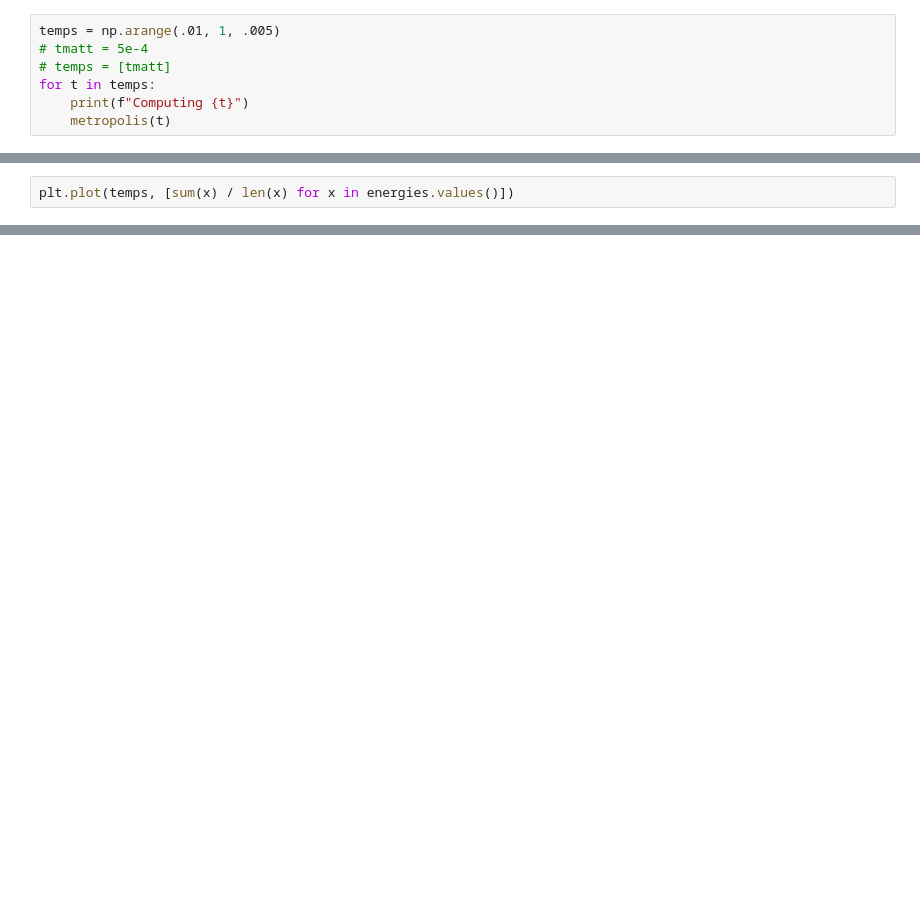
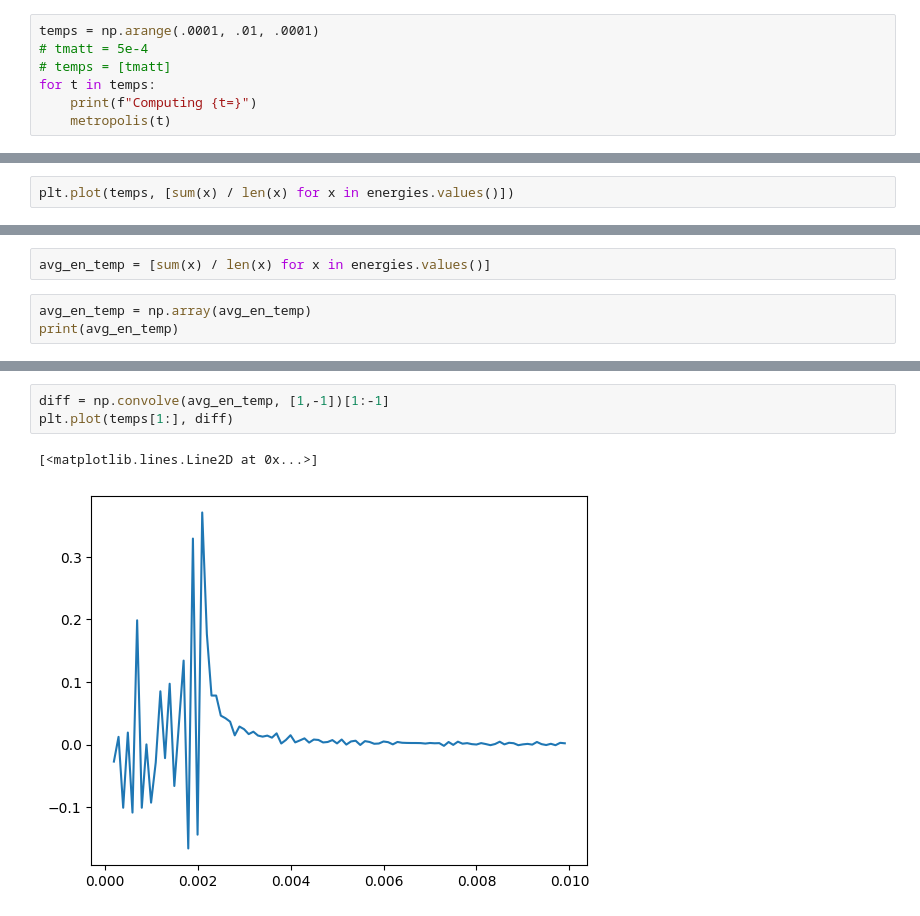
Before and after one commit to DarioFi/Potts-model-phase-transitions, a Jupyter notebook: temperature_phase.ipynb, the cells around one changed output, grey strips where cells are left out. Cells and saved outputs as stored; diff of their text form; blank space fills up the shorter version.

```diff
--- a/temperature_phase.ipynb
+++ b/temperature_phase.ipynb
@@ -55,10 +59,10 @@ def metropolis(T):
         ens.append(energy)
     acceptance[T] /= n_iters
 # %%
-temps = np.arange(.01, 1, .005)
+temps = np.arange(.0001, .01, .0001)
 # tmatt = 5e-4
 # temps = [tmatt]
 for t in temps:
-    print(f"Computing {t}")
+    print(f"Computing {t=}")
     metropolis(t)
 # %% [output]
@@ -102,0 +87,5 @@ KeyError: 0.0005
+# %%
+avg_en_temp = [sum(x) / len(x) for x in energies.values()]
+# %%
+avg_en_temp = np.array(avg_en_temp)
+print(avg_en_temp)
@@ -103,3 +110,9 @@ KeyError: 0.0005
+# %%
+diff = np.convolve(avg_en_temp, [1,-1])[1:-1]
+plt.plot(temps[1:], diff)
+# %% [output]
+[<matplotlib.lines.Line2D at 0x...>]
+[figure, added]
 # %%
 acceptance
 # %% [output]
```
Also changed, not shown: parts of 11 cells of this notebook, 2 other files.
